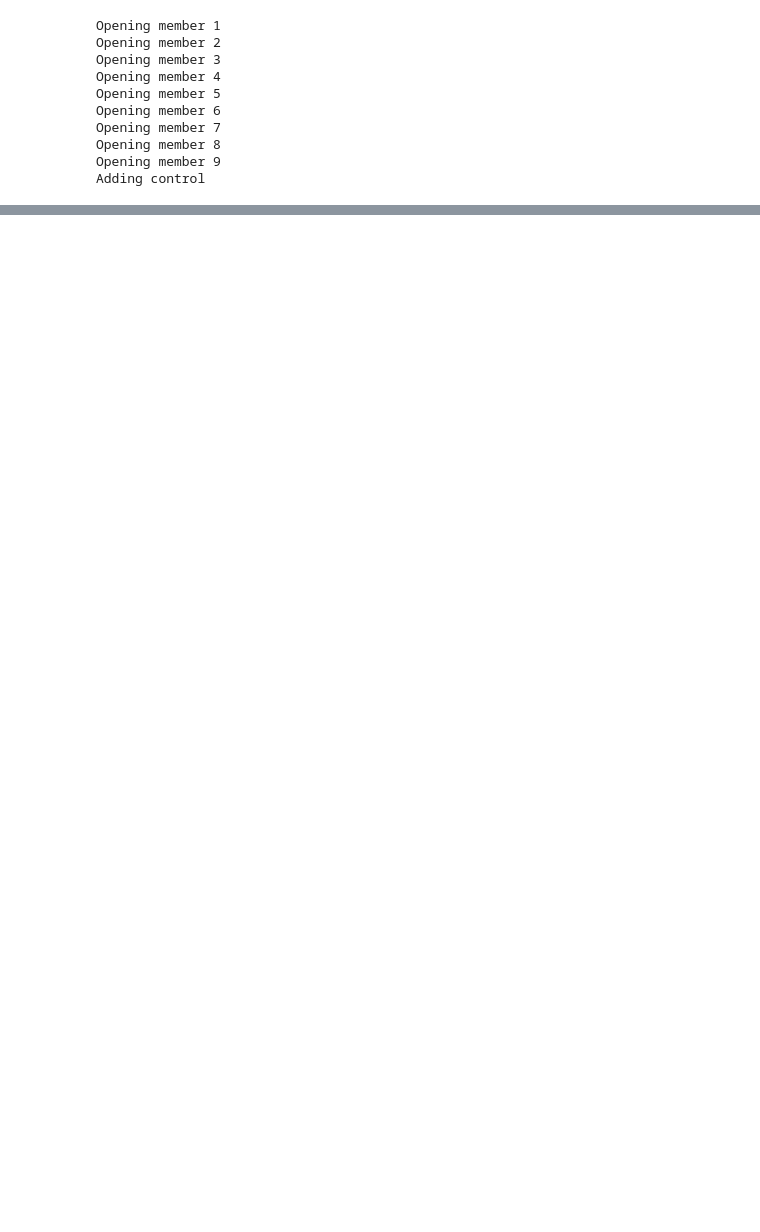
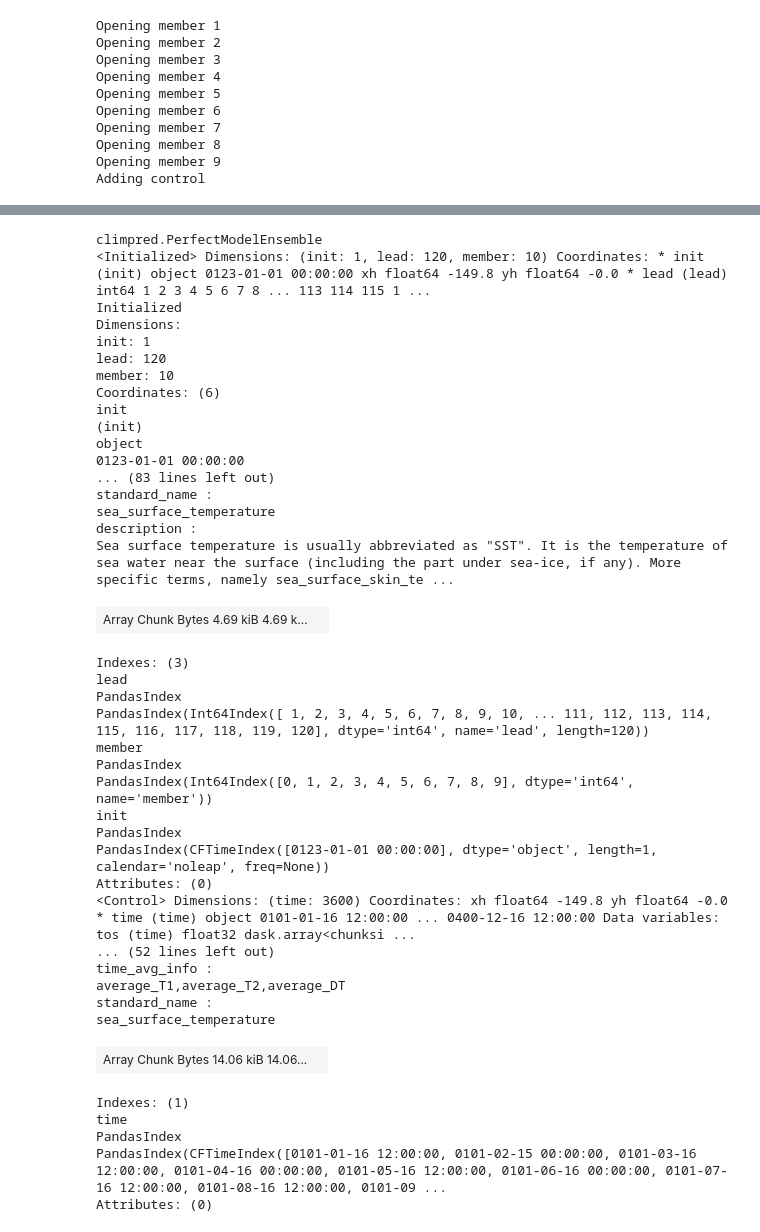
Before and after one commit to gmacgilchrist/esm4ppe_dev, a Jupyter notebook: notebooks/analysis/dev_climpred.ipynb, the cells around one changed output, grey strips where cells are left out. Saved outputs shown, nothing was run; the diff lists cells and outputs as text; code cells hidden in the pictures; blank space fills up the shorter version.

```diff
--- a/notebooks/analysis/dev_climpred.ipynb
+++ b/notebooks/analysis/dev_climpred.ipynb
@@ -93 +143,45 @@ pm = cp.PerfectModelEnsemble(ensemblenow)
+# %%
+pm
+# %% [output]
+climpred.PerfectModelEnsemble
+<Initialized> Dimensions: (init: 1, lead: 120, member: 10) Coordinates: * init (init) object 0123-01-01 00:00:00 xh float64 -149.8 yh float64 -0.0 * lead (lead) int64 1 2 3 4 5 6 7 8 ... 113 114 115 1 ...
+Initialized
+Dimensions:
+init: 1
+lead: 120
+member: 10
+Coordinates: (6)
+init
+(init)
+object
+0123-01-01 00:00:00
+... (83 lines left out)
+standard_name :
+sea_surface_temperature
+description :
+Sea surface temperature is usually abbreviated as "SST". It is the temperature of sea water near the surface (including the part under sea-ice, if any). More specific terms, namely sea_surface_skin_te ...
+| Array Chunk Bytes 4.69 kiB 4.69 k... |  |
+Indexes: (3)
+lead
+PandasIndex
+PandasIndex(Int64Index([ 1, 2, 3, 4, 5, 6, 7, 8, 9, 10, ... 111, 112, 113, 114, 115, 116, 117, 118, 119, 120], dtype='int64', name='lead', length=120))
+member
+PandasIndex
+PandasIndex(Int64Index([0, 1, 2, 3, 4, 5, 6, 7, 8, 9], dtype='int64', name='member'))
+init
+PandasIndex
+PandasIndex(CFTimeIndex([0123-01-01 00:00:00], dtype='object', length=1, calendar='noleap', freq=None))
+Attributes: (0)
+<Control> Dimensions: (time: 3600) Coordinates: xh float64 -149.8 yh float64 -0.0 * time (time) object 0101-01-16 12:00:00 ... 0400-12-16 12:00:00 Data variables: tos (time) float32 dask.array<chunksi ...
+... (52 lines left out)
+time_avg_info :
+average_T1,average_T2,average_DT
+standard_name :
+sea_surface_temperature
+| Array Chunk Bytes 14.06 kiB 14.06... |  |
+Indexes: (1)
+time
+PandasIndex
+PandasIndex(CFTimeIndex([0101-01-16 12:00:00, 0101-02-15 00:00:00, 0101-03-16 12:00:00, 0101-04-16 00:00:00, 0101-05-16 12:00:00, 0101-06-16 00:00:00, 0101-07-16 12:00:00, 0101-08-16 12:00:00, 0101-09 ...
+Attributes: (0)
 # %%
```
Also changed, not shown: parts of 22 cells of this notebook, 19 other files.
